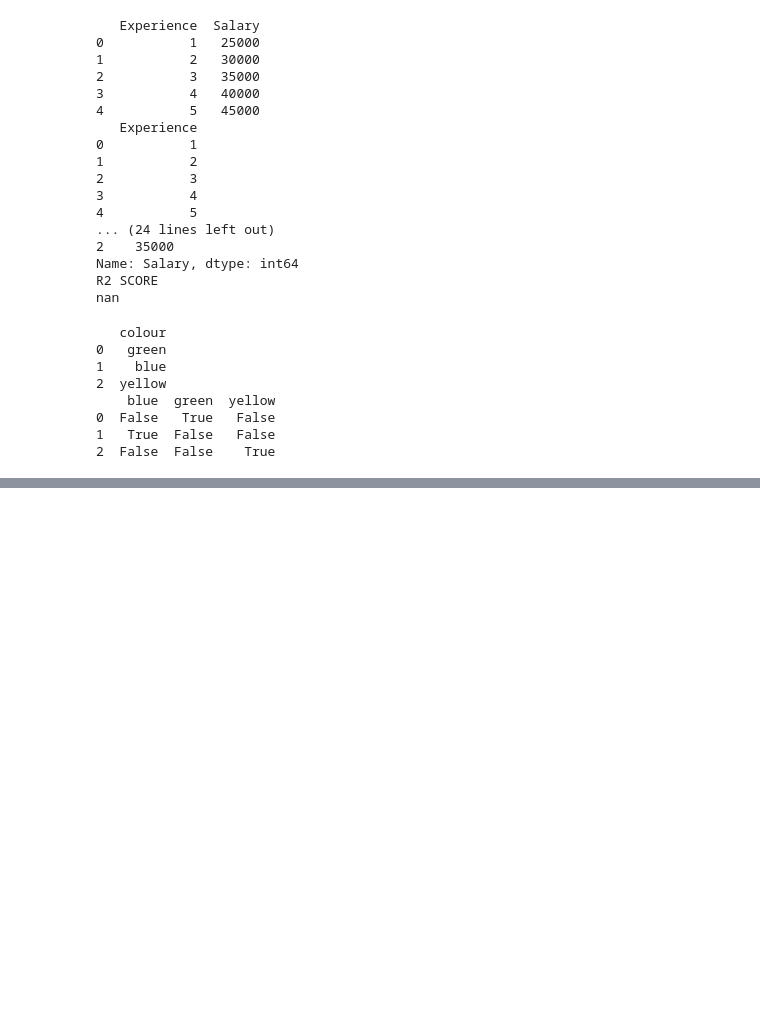
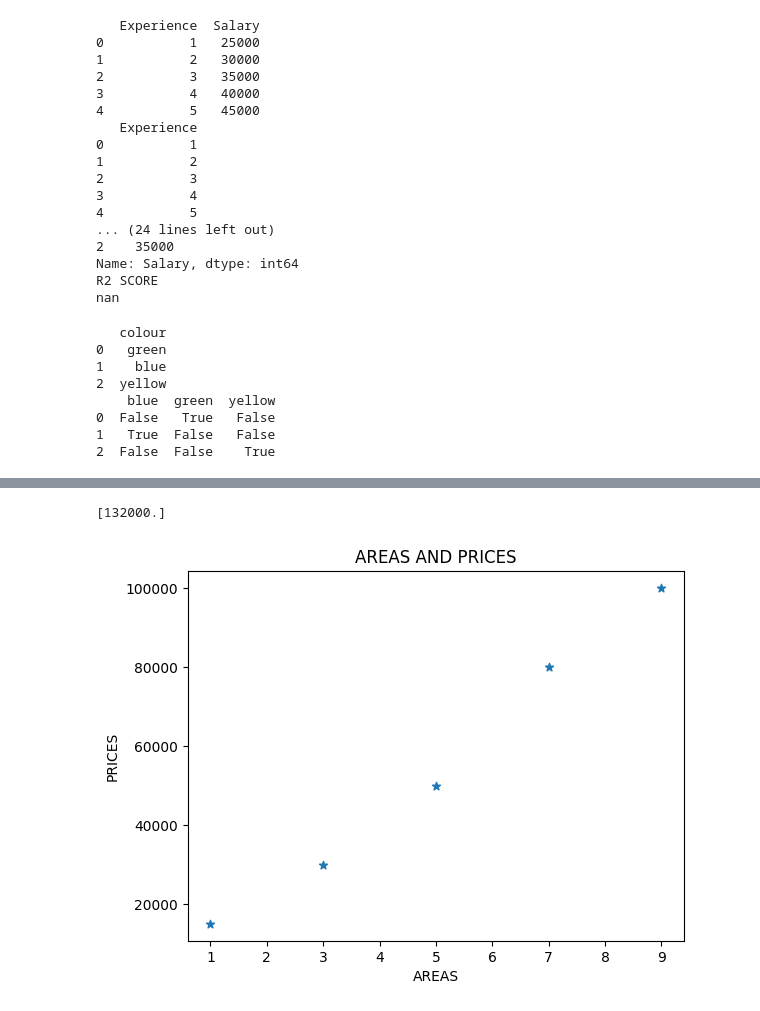
Before and after one commit to keerthimareedu3/keerthi, a Jupyter notebook: practices.ipynb, the cells around one changed output, grey strips where cells are left out. Drawn from its saved outputs; the diff is of its cells as text; code cells hidden in the pictures; blank space fills up the shorter version.

```diff
--- a/practices.ipynb
+++ b/practices.ipynb
@@ -678,0 +723,25 @@ print(add)
+# %%
+from sklearn.linear_model import LinearRegression
+import pandas as pd
+import matplotlib.pyplot as plt
+
+import warnings
+warnings.filterwarnings("ignore")
+model={
+    "job_experices":[5,3,9,1,7],
+    "salary":[50000,30000,100000,15000,80000]
+}
+df=pd.DataFrame(model)
+x=df.drop("salary",axis="columns")
+y=df["salary"]
+K=LinearRegression()
+K.fit(x,y)
+print(K.predict([[12]]))
+plt.title("AREAS AND PRICES")
+plt.xlabel("AREAS")
+plt.ylabel("PRICES")
+plt.scatter(df.job_experices,df.salary,marker="*")
+plt.show()
+# %% [output]
+[132000.]
+[figure, added]
```
Also changed, not shown: parts of 4 cells of this notebook.
